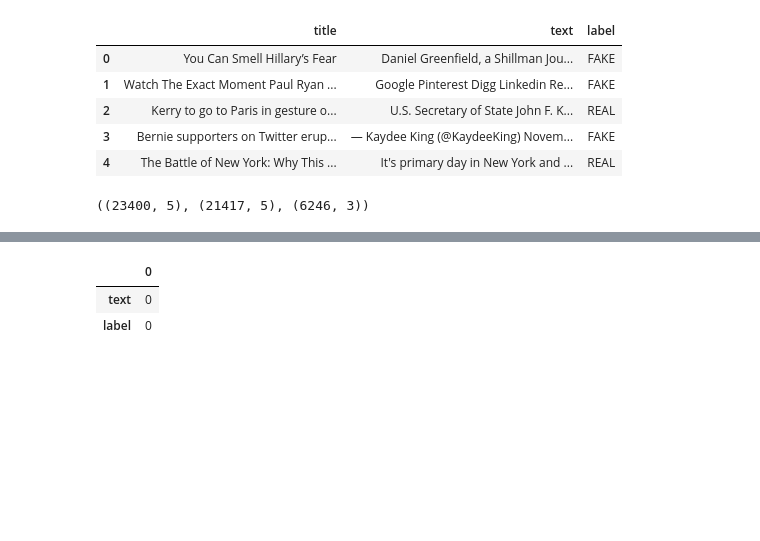
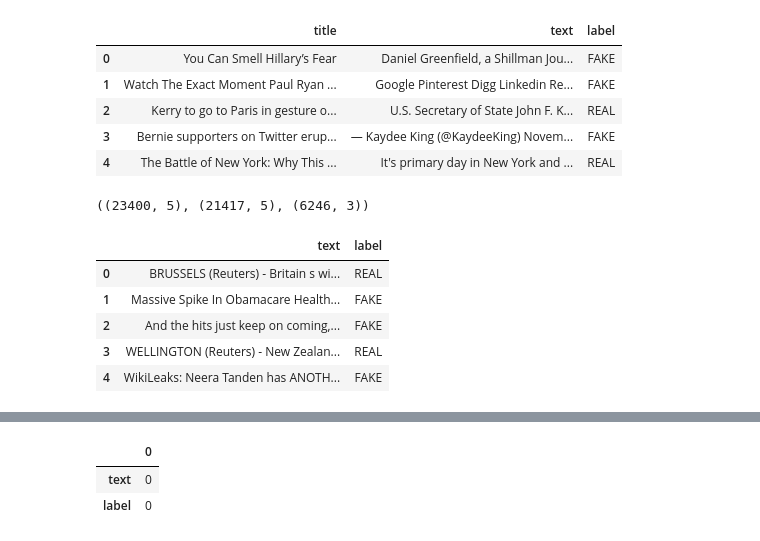
Before and after one commit to Oyeniran20/Fake-News-Detection, a Jupyter notebook: Fake_News.ipynb, the cells around one changed output, grey strips where cells are left out. Drawn from its saved outputs; the diff is of its cells as text; code cells hidden in the pictures; blank space fills up the shorter version.

```diff
--- a/Fake_News.ipynb
+++ b/Fake_News.ipynb
@@ -55,2 +60,9 @@ df = pd.concat([df1, df2, df3], ignore_index=True)
 # %%
-df
+df.head()
+# %% [output]
+|  | text | label |
+| 0 | BRUSSELS (Reuters) - Britain s wi... | REAL |
+| 1 | Massive Spike In Obamacare Health... | FAKE |
+| 2 | And the hits just keep on coming,... | FAKE |
+| 3 | WELLINGTON (Reuters) - New Zealan... | REAL |
+| 4 | WikiLeaks: Neera Tanden has ANOTH... | FAKE |
```
Also changed, not shown: parts of 12 cells of this notebook.
